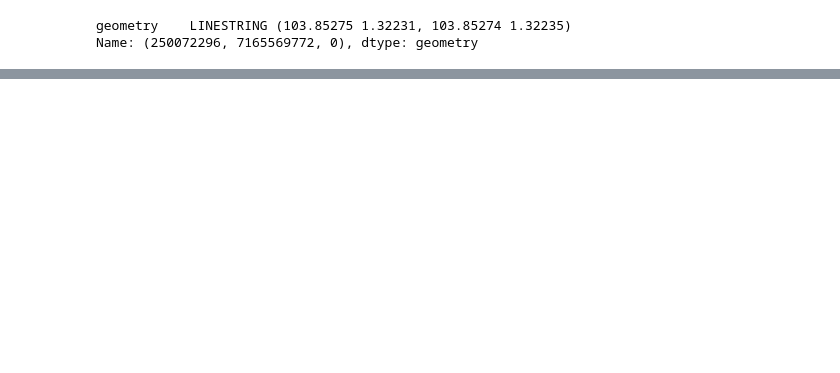
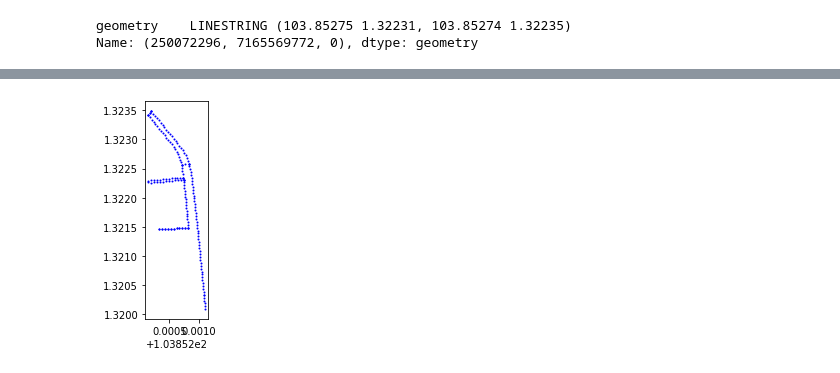
Before and after one commit to mie-lab/Urbanscales, a Jupyter notebook: results_full_data-fi/empty_tiles/A_Untitled.ipynb, the cells around one changed output, grey strips where cells are left out. Saved outputs shown, nothing was run; the diff lists cells and outputs as text; code cells hidden in the pictures; blank space fills up the shorter version.

```diff
--- a/results_full_data-fi/empty_tiles/A_Untitled.ipynb
+++ b/results_full_data-fi/empty_tiles/A_Untitled.ipynb
@@ -142,0 +231,11 @@ a[0].wherekt
+# %%
+for j in range(gs_edges.shape[0]):
+    a = ox.utils_geo.interpolate_points((gs_edges[["geometry"]].iloc[j])[0], dist=0.00005 )
+    for i in a:
+#         print (i, j)
+        plt.scatter(i[0], i[1], color="blue", s=1)
+    #     print (i)
+plt.gca().set_aspect('equal')
+plt.show()
+# %% [output]
+[figure, added]
```
Also changed, not shown: parts of 13 cells of this notebook.
